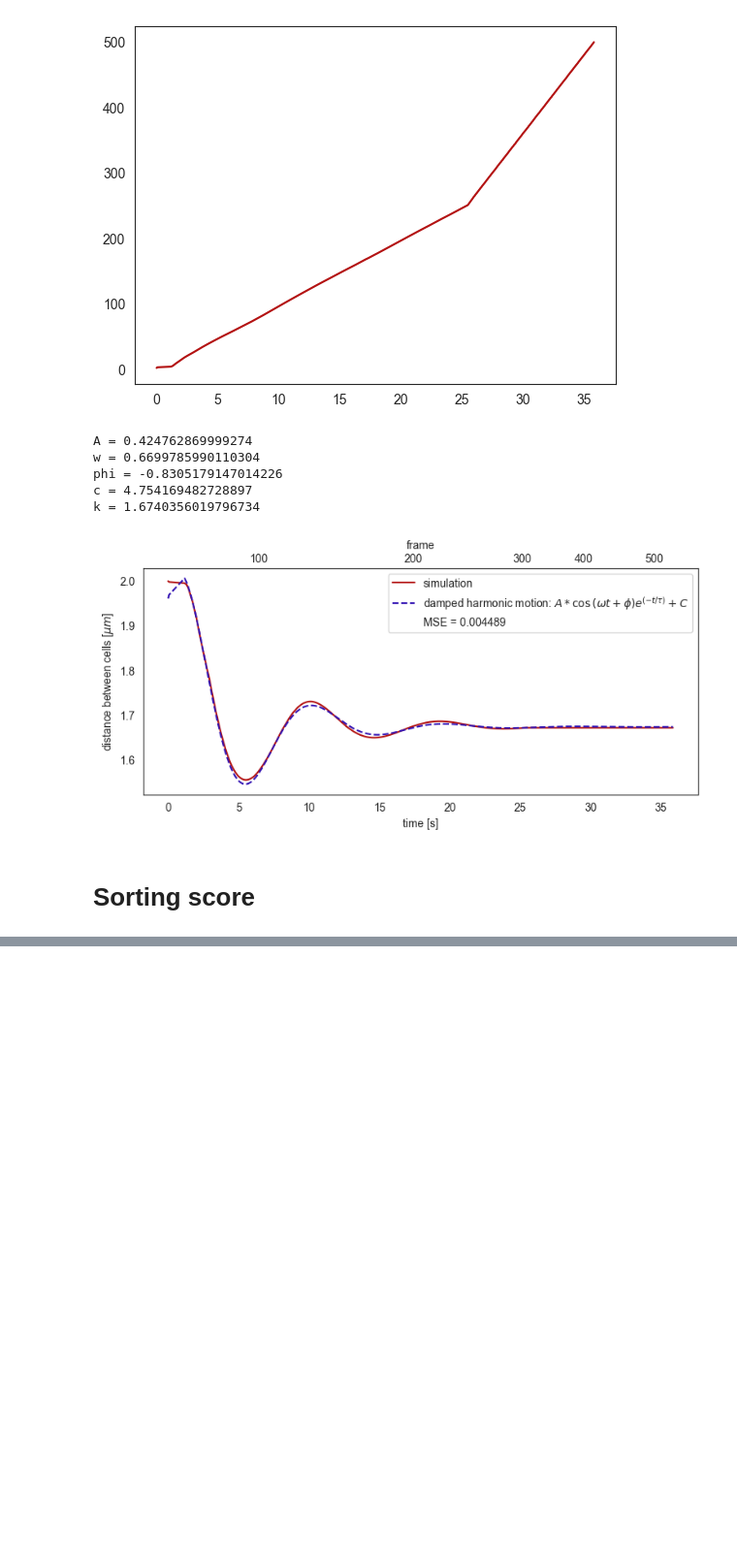
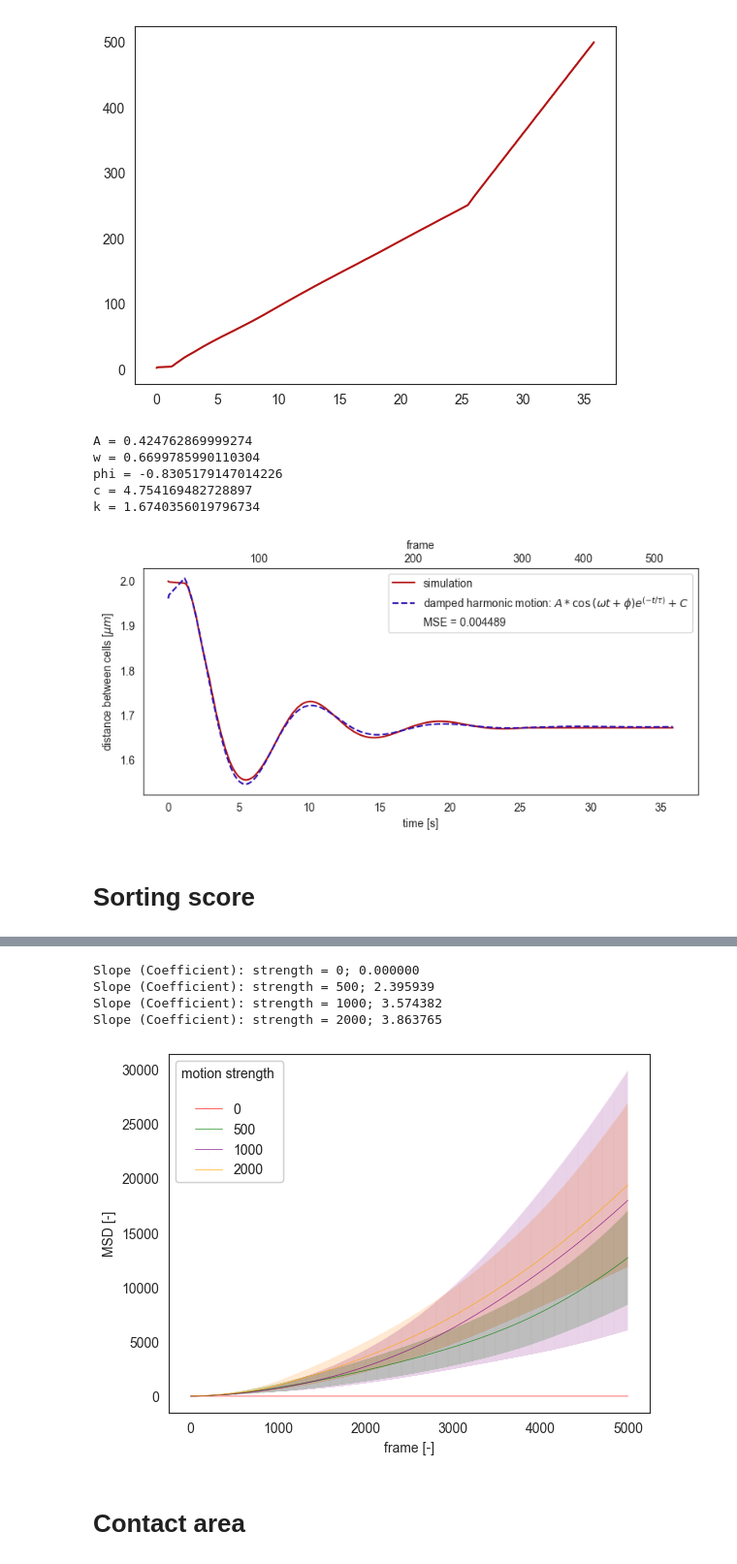
Before and after one commit to smegason/Goo, a Jupyter notebook: simulations/doublet.ipynb, the cells around one changed output, grey strips where cells are left out. Shown at 97% size. Cells and saved outputs as stored; diff of their text form; code cells hidden in the pictures; blank space fills up the shorter version.

```diff
--- a/simulations/doublet.ipynb
+++ b/simulations/doublet.ipynb
@@ -481,0 +529,76 @@ plt.savefig(f"sorting_score.png", transparent = True, dpi=500)
+# %%
+avg_msd = {}
+std_dev_msd = {}
+
+# Iterate over the keys in msd0 (assuming it has the same keys as the other msd variables)
+for key in msd0.keys():
+    msd_values = [list(itertools.accumulate(msd[key])) for msd in msd_var]
+    avg_msd[key] = np.mean(msd_values, axis=0)
+    std_dev_msd[key] = np.std(msd_values, axis=0)
+# %%
+legend_str = list()
+count = 0
+#colors = ['red', 'orangered', 'indianred', 'maroon']
+colors = ['red', 'green', 'purple', 'orange']
+strength = [0, 500, 1000, 2000]
+
+for key, avg_val in avg_msd.items():
+    #log_idx = [math.log(x) for x in idx]
+    #cumulative_idx = list(itertools.accumulate(idx))
+    #log_cumulative_idx = [math.log(x) for x in cumulative_idx]
+
+    # Convert the cumulative_list to numpy array and reshape it
+    y = np.array(avg_val)
+
+    # Create a corresponding array of indices as the independent variable
+    X = np.arange(len(times1)/2 -1 ).reshape(-1, 1)
+
+    # Fit the linear regression model
+    reg = LinearRegression().fit(X, y)
+
+    # Infer y
+    y_pred = reg.predict(X)
+
+    # Print the slope (coefficient) and intercept of the linear regression model
+    print("Slope (Coefficient):", f"strength = {strength[count]}; {reg.coef_[0]:.6f}")
+    #print("Intercept:", reg.intercept_)
+    #legend_str.append(f" {reg.coef_[0]:.9f}")
+
+    # Plot
+    #plt.plot(X,y_pred, '--')
+    #plt.plot(X, idx, label = f"{reg.coef_[0]:.6f}")
+
+    # Plot mean with standard deviation
+    plt.errorbar(X, avg_val, yerr = std_dev_msd[key], fmt='-',
+                color = colors[count], ecolor = colors[count],
+                label = f"{reg.coef_[0]:.6f}", linewidth = 0.5,
+                alpha = 0.8,
+                capsize = 0, elinewidth = 0.01, capthick = 0.2)
+    # yerr=std_dev_msd[key],
+    count += 1
+
+# Create two separate legends
+legend1 = plt.legend(title = 'self-diffusivity (slope)\n', bbox_to_anchor=(0.55, 0.821), loc='center right')
+legend2 = plt.legend(['0', '500', '1000', '2000'], title = 'motion strength \n', loc='upper left')
+
+# Add the legends to the plot
+#plt.gca().add_artist(legend1)
+plt.gca().add_artist(legend2)
+# labels and legend
+plt.ylabel(r'MSD [-]')
+plt.xlabel(r'frame [-]')
+#plt.legend(title = r'$falloff\_power = 0;   strength = -1000$')
+#plt.legend([r'$motion = 750$', r'$motion = 250$', r'n=5'])
+#plt.text(0.95, 0.05, r'n=5', ha='right', va='bottom', transform=plt.gca().transAxes)
+locs, labels = xticks()
+
+# plot save to data foler
+plt.savefig(f"MSD.png", transparent = False, dpi=500)
+# %% [output]
+Slope (Coefficient): strength = 0; 0.000000
+Slope (Coefficient): strength = 500; 2.395939
+Slope (Coefficient): strength = 1000; 3.574382
+Slope (Coefficient): strength = 2000; 3.863765
+[figure, added]
+# %% [markdown]
+# Contact area
```
Also changed, not shown: parts of 13 cells of this notebook, 35 other files.
